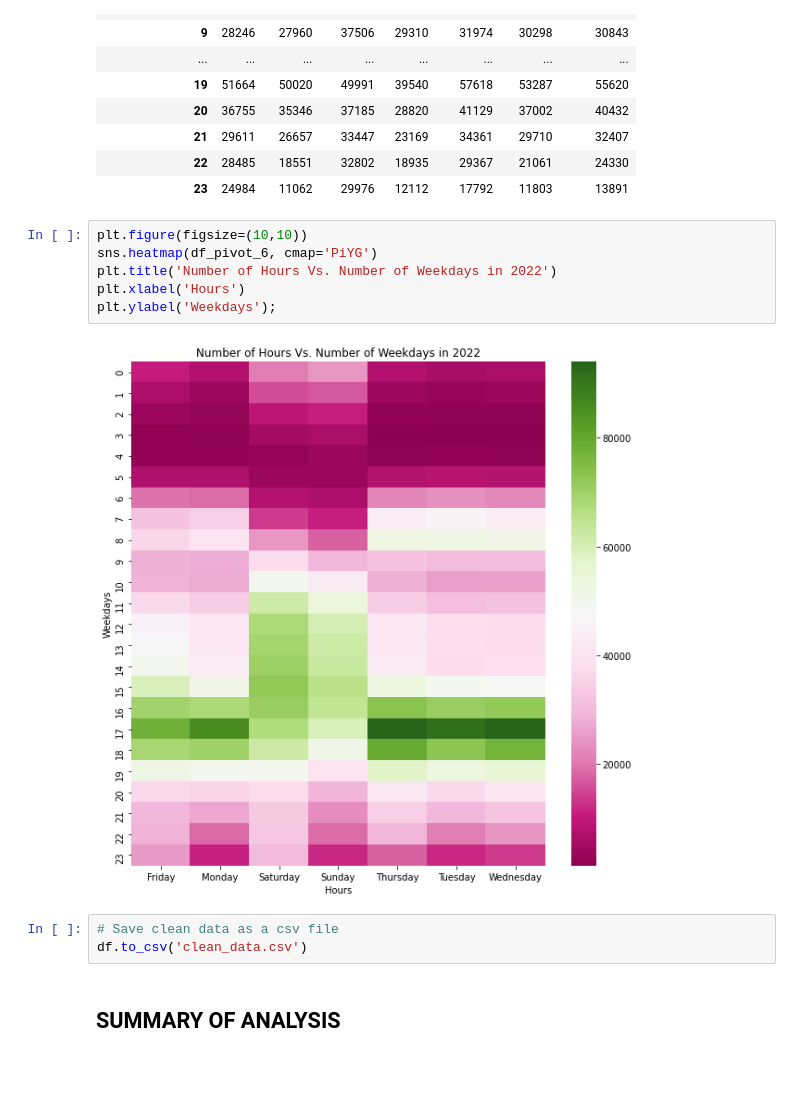
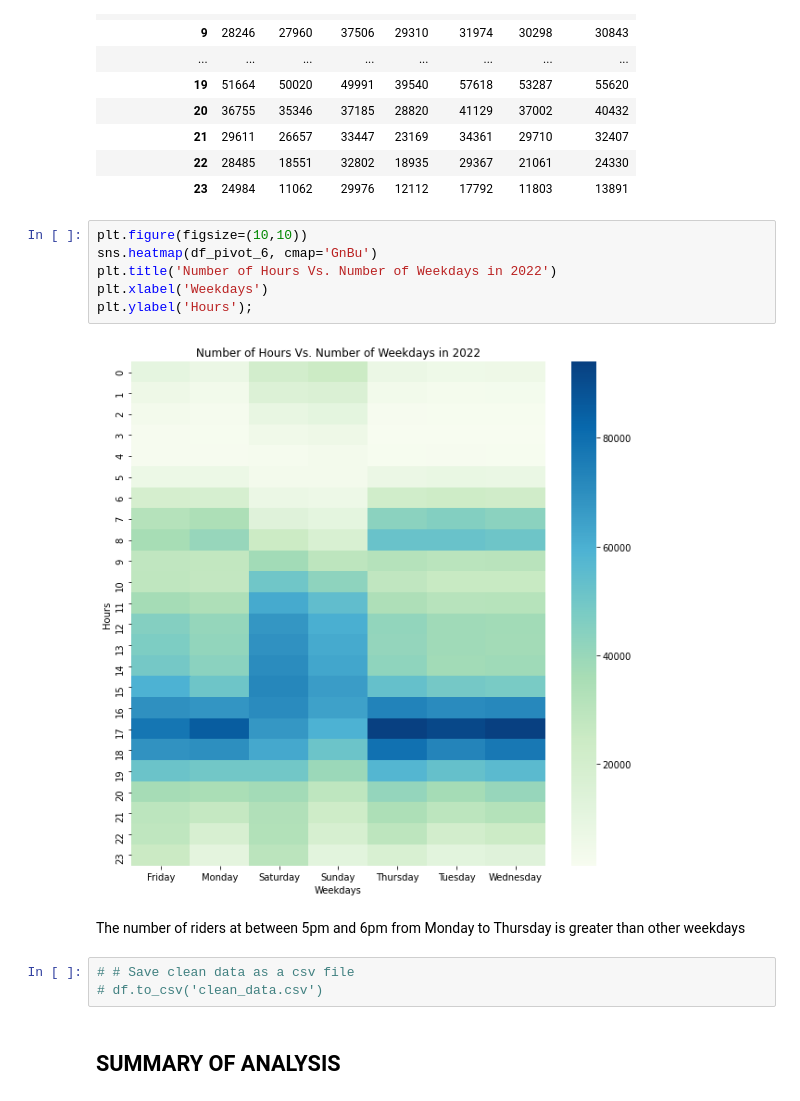
Before and after one commit to vynguyen293/Cyclistic-Bike-Share-Analysis, a Jupyter notebook: Cyclistic-Bike-Share-Analysis.ipynb, the cells around one changed output. Drawn from its saved outputs; the diff is of its cells as text; blank space fills up the shorter version.

```diff
--- a/Cyclistic-Bike-Share-Analysis.ipynb
+++ b/Cyclistic-Bike-Share-Analysis.ipynb
@@ -382,15 +361,17 @@ df_pivot_6
 | 23 | 24984 | 11062 | 29976 | 12112 | 17792 | 11803 | 13891 |
 # %%
 plt.figure(figsize=(10,10))
-sns.heatmap(df_pivot_6, cmap='PiYG')
+sns.heatmap(df_pivot_6, cmap='GnBu')
 plt.title('Number of Hours Vs. Number of Weekdays in 2022')
-plt.xlabel('Hours')
-plt.ylabel('Weekdays');
+plt.xlabel('Weekdays')
+plt.ylabel('Hours');
 # %% [output]
-[figure, old version]
+[figure, new version]
+# %% [markdown]
+The number of riders at between 5pm and 6pm from Monday to Thursday is greater than other weekdays
 # %%
-# Save clean data as a csv file
-df.to_csv('clean_data.csv')
+# # Save clean data as a csv file
+# df.to_csv('clean_data.csv')
 # %% [markdown]
 ## SUMMARY OF ANALYSIS
 # %% [markdown]
```
Also changed, not shown: parts of 19 cells of this notebook.
